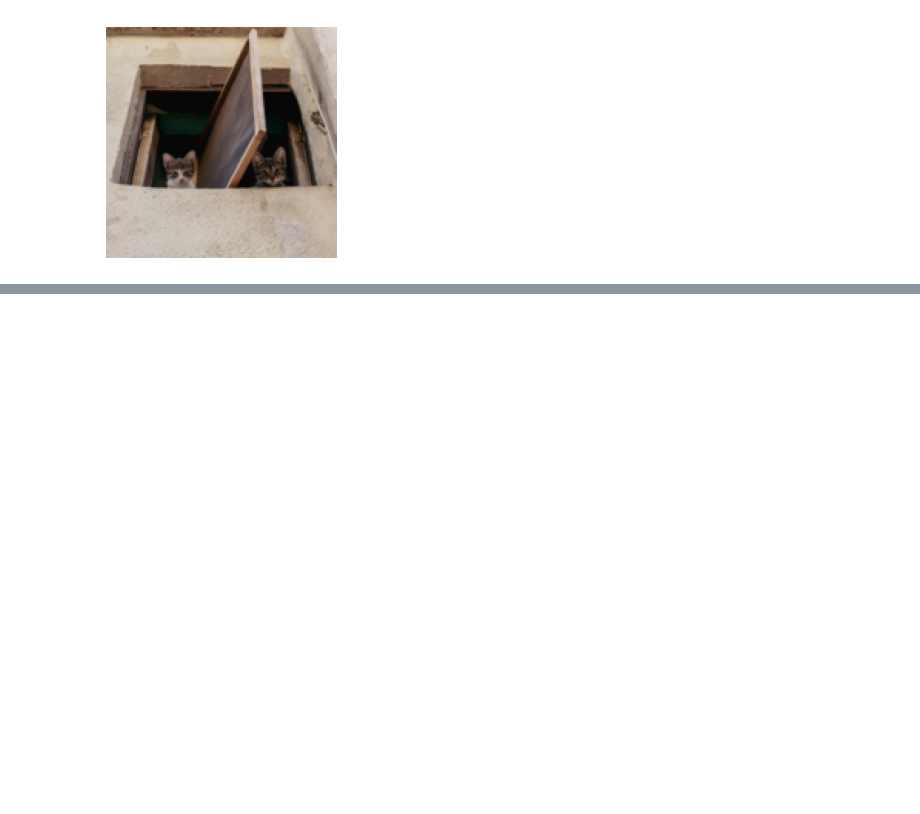
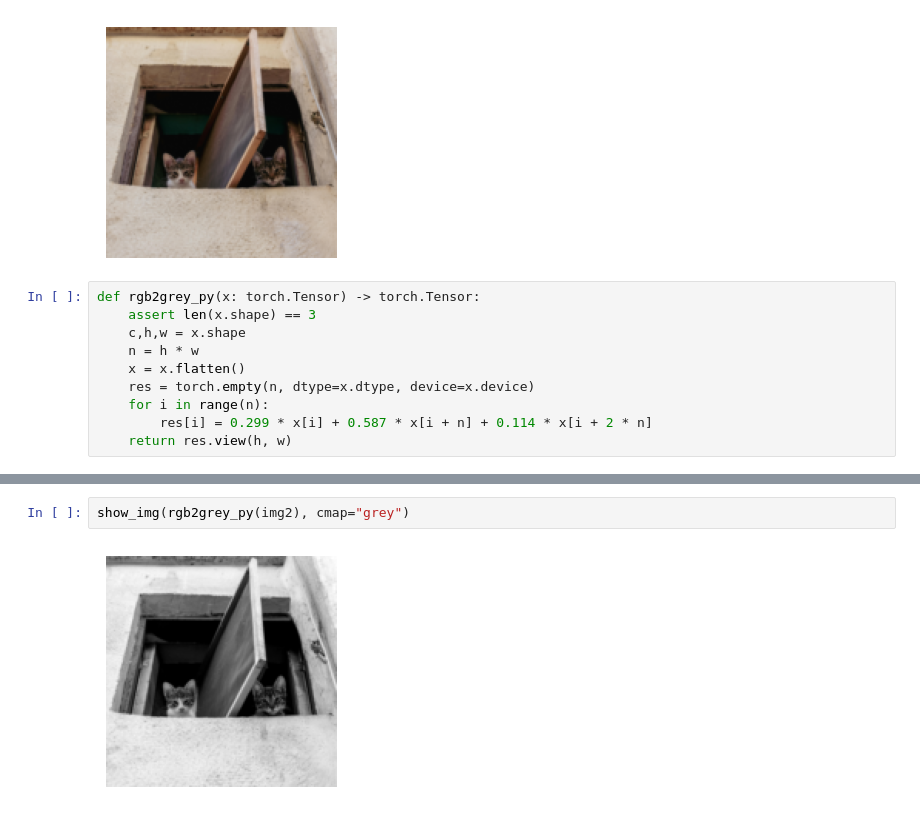
Before and after one commit to b4rdos/gpu-mode-notes, a Jupyter notebook: notebooks/03-kernels-in-python/03-kernels-in-python.ipynb, the cells around one changed output, grey strips where cells are left out. Cells and saved outputs as stored; diff of their text form; blank space fills up the shorter version.

```diff
--- a/notebooks/03-kernels-in-python/03-kernels-in-python.ipynb
+++ b/notebooks/03-kernels-in-python/03-kernels-in-python.ipynb
@@ -73,3 +73,13 @@ print(ch, h, w)
 show_img(img2)
 # %% [output]
 [figure]
+# %%
+def rgb2grey_py(x: torch.Tensor) -> torch.Tensor:
+    assert len(x.shape) == 3
+    c,h,w = x.shape
+    n = h * w
+    x = x.flatten()
+    res = torch.empty(n, dtype=x.dtype, device=x.device)
+    for i in range(n):
+        res[i] = 0.299 * x[i] + 0.587 * x[i + n] + 0.114 * x[i + 2 * n]
+    return res.view(h, w)
@@ -75,0 +112,4 @@ show_img(img2)
+# %%
+show_img(rgb2grey_py(img2), cmap="grey")
+# %% [output]
+[figure, added]
```
Also changed, not shown: parts of 9 cells of this notebook.
